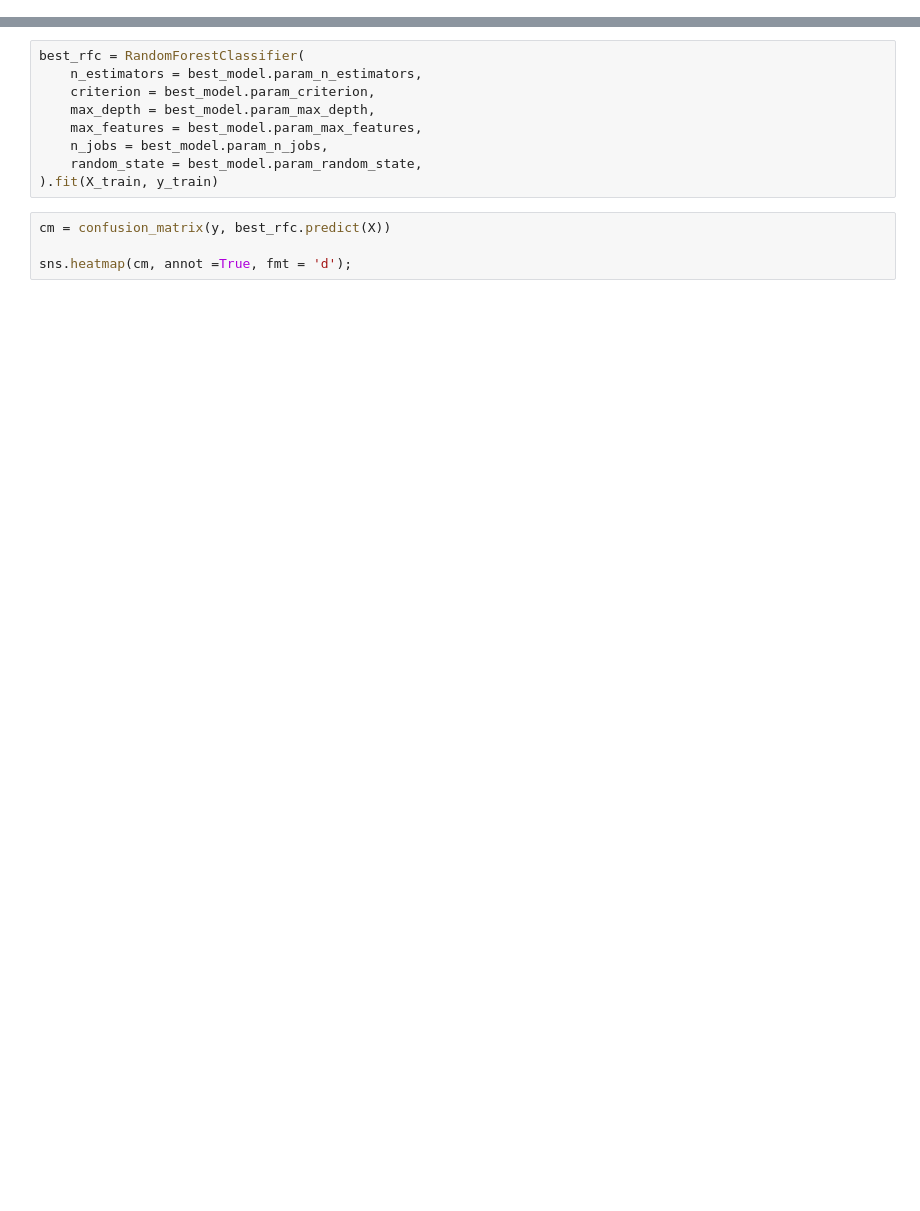
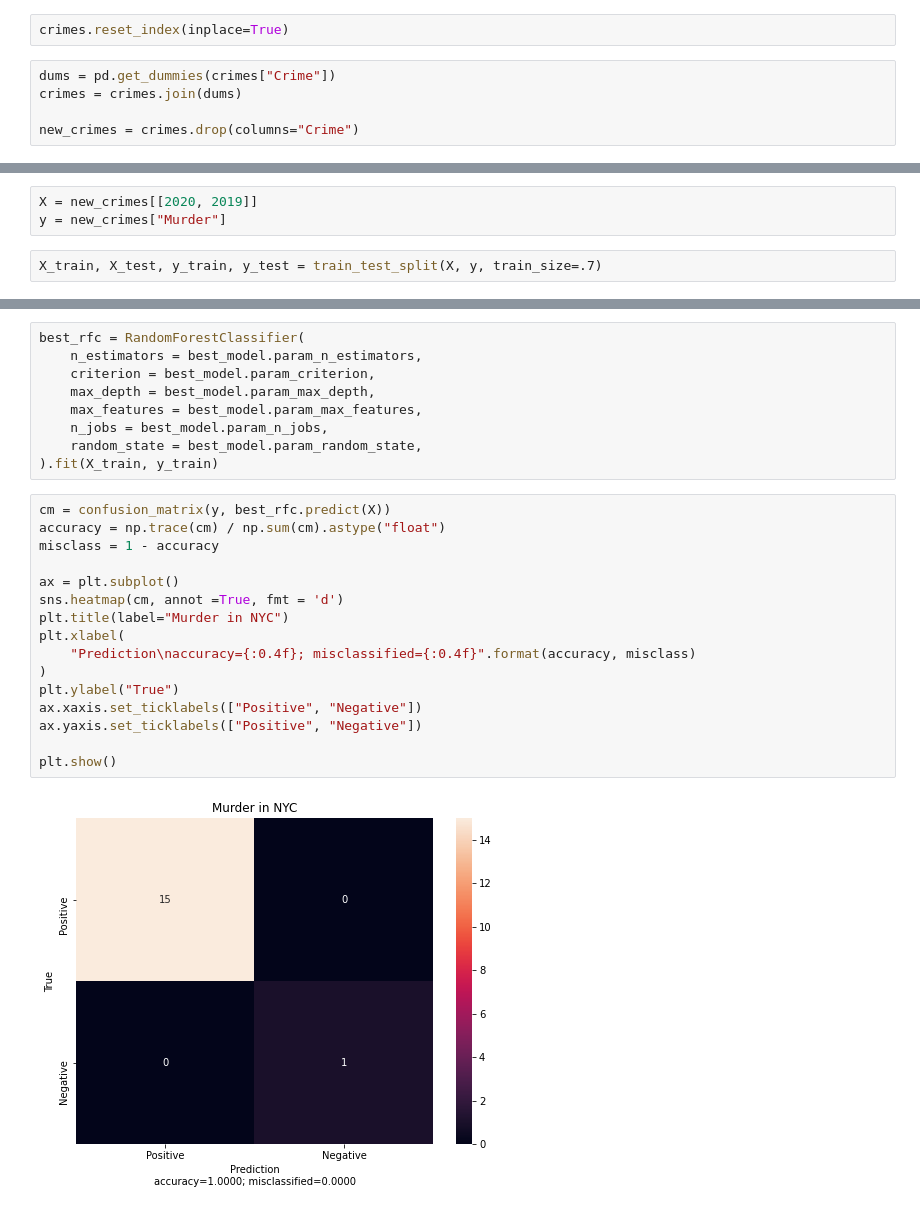
Before and after one commit to nayoung1-catamount-wcu-edu/personal, a Jupyter notebook: Python_Scripts/NYC_Crimes.ipynb, the cells around one changed output, grey strips where cells are left out. Cells and saved outputs as stored; diff of their text form; blank space fills up the shorter version.

```diff
--- a/Python_Scripts/NYC_Crimes.ipynb
+++ b/Python_Scripts/NYC_Crimes.ipynb
@@ -93,0 +107,7 @@ y = nyc["Petite Larceny"]
+# %%
+crimes.reset_index(inplace=True)
+# %%
+dums = pd.get_dummies(crimes["Crime"])
+crimes = crimes.join(dums)
+
+new_crimes = crimes.drop(columns="Crime")
@@ -94,3 +125,8 @@ y = nyc["Petite Larceny"]
+# %%
+X = new_crimes[[2020, 2019]]
+y = new_crimes["Murder"]
+# %%
+X_train, X_test, y_train, y_test = train_test_split(X, y, train_size=.7)
 # %%
 rfc = RandomForestClassifier()
 
@@ -118,9 +174,23 @@ best_rfc = RandomForestClassifier(
     n_jobs = best_model.param_n_jobs,
     random_state = best_model.param_random_state,
 ).fit(X_train, y_train)
-# %%
-cm = confusion_matrix(y, best_rfc.predict(X))
-
-sns.heatmap(cm, annot =True, fmt = 'd');
+# %%
+cm = confusion_matrix(y, best_rfc.predict(X))
+accuracy = np.trace(cm) / np.sum(cm).astype("float")
+misclass = 1 - accuracy
+
+ax = plt.subplot()
+sns.heatmap(cm, annot =True, fmt = 'd')
+plt.title(label="Murder in NYC")
+plt.xlabel(
+    "Prediction\naccuracy={:0.4f}; misclassified={:0.4f}".format(accuracy, misclass)
+)
+plt.ylabel("True")
+ax.xaxis.set_ticklabels(["Positive", "Negative"])
+ax.yaxis.set_ticklabels(["Positive", "Negative"])
+
+plt.show()
+# %% [output]
+[figure, added]
 # %%
 print(classification_report(y, best_rfc.predict(X)))
```
Also changed, not shown: parts of 13 cells of this notebook, 2 other files.
